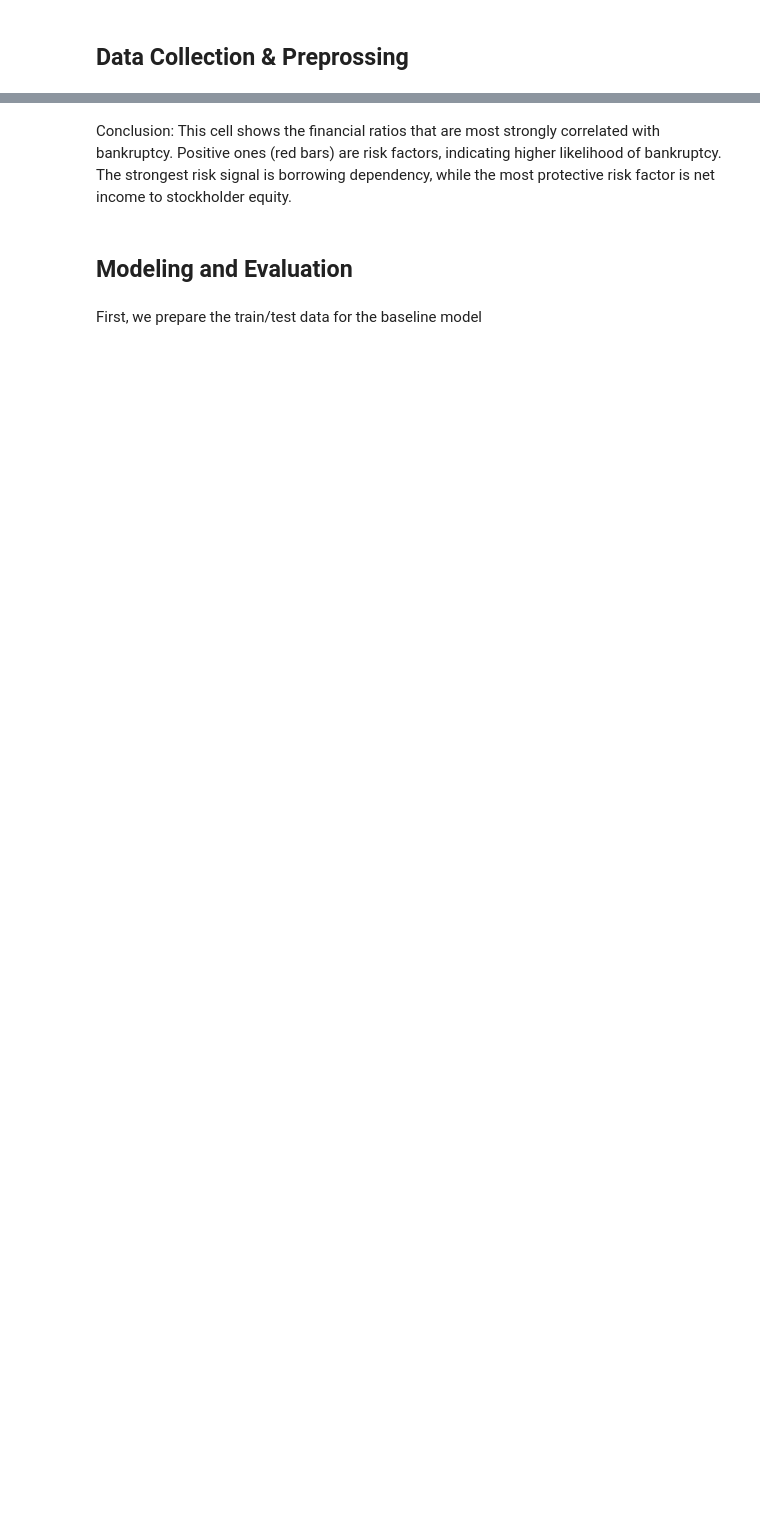
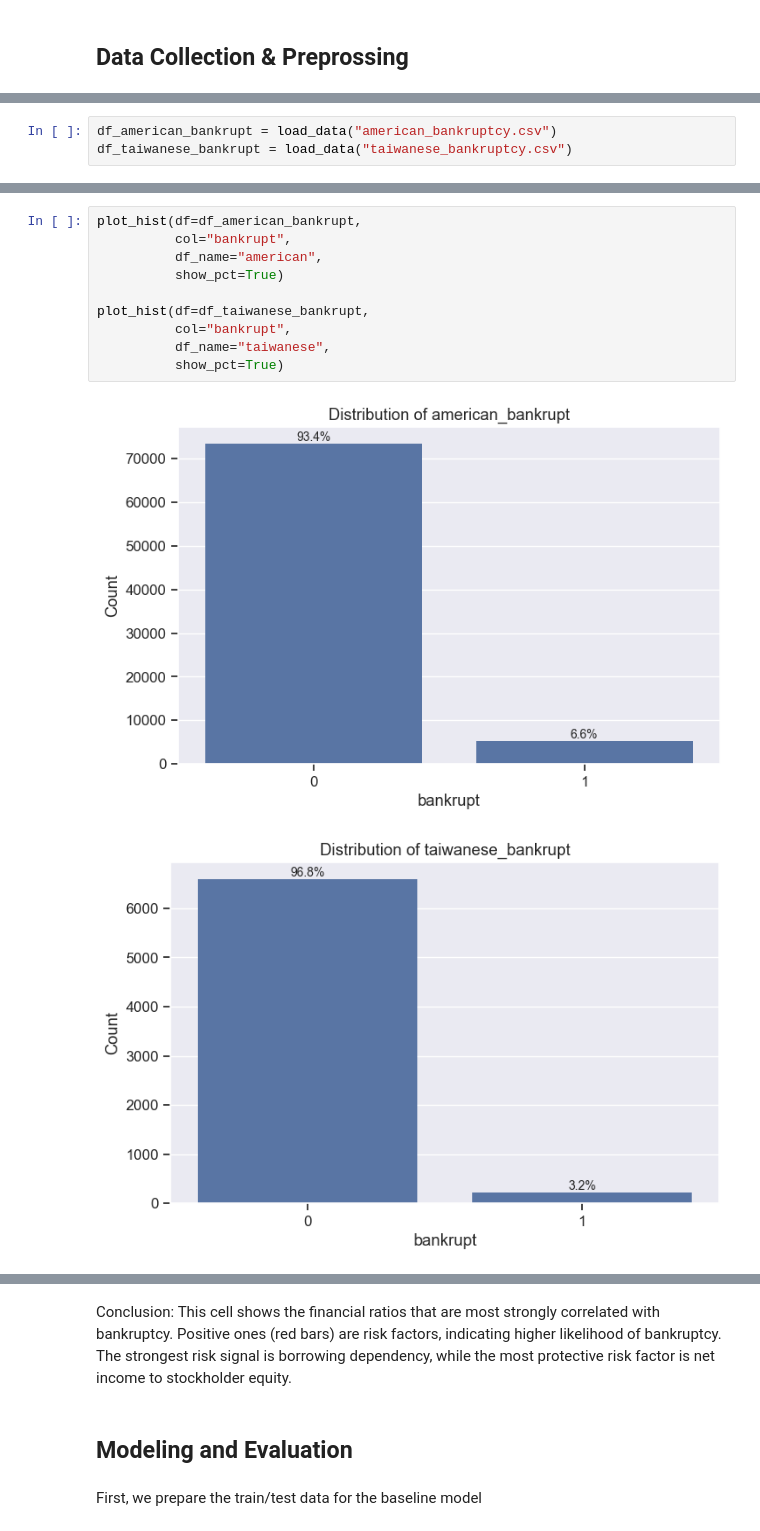
Before and after one commit to matt-alegrado/Company-Bankruptcy-Prediction, a Jupyter notebook: visualization.ipynb, the cells around one changed output, grey strips where cells are left out. Cells and saved outputs as stored; diff of their text form; blank space fills up the shorter version.

```diff
--- a/visualization.ipynb
+++ b/visualization.ipynb
@@ -319,0 +113,3 @@ plt.close()
+# %%
+df_american_bankrupt = load_data("american_bankruptcy.csv")
+df_taiwanese_bankrupt = load_data("taiwanese_bankruptcy.csv")
@@ -319,0 +189,13 @@ plt.close()
+# %%
+plot_hist(df=df_american_bankrupt,
+          col="bankrupt",
+          df_name="american",
+          show_pct=True)
+
+plot_hist(df=df_taiwanese_bankrupt,
+          col="bankrupt",
+          df_name="taiwanese",
+          show_pct=True)
+# %% [output]
+[figure, added]
+[figure, added]
```
Also changed, not shown: parts of 73 cells of this notebook, 9 other files.
